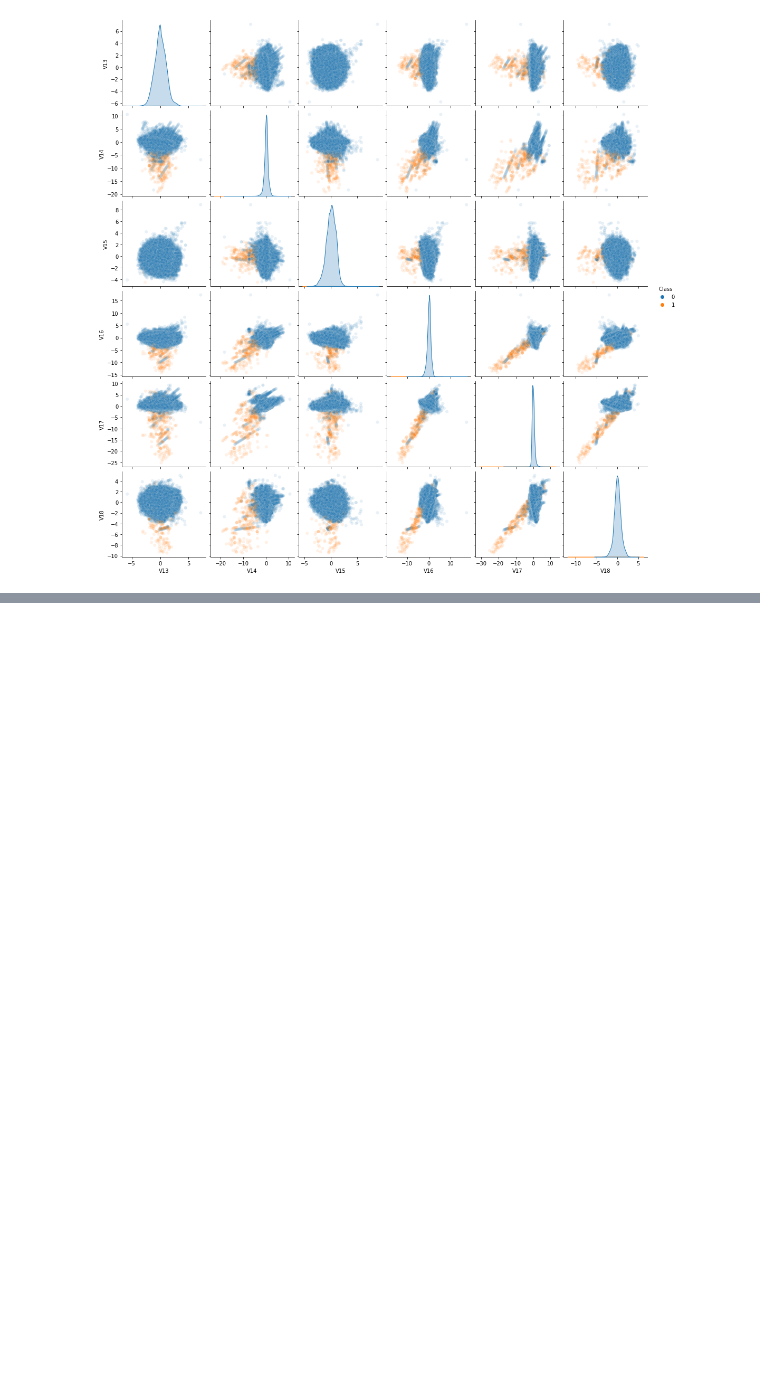
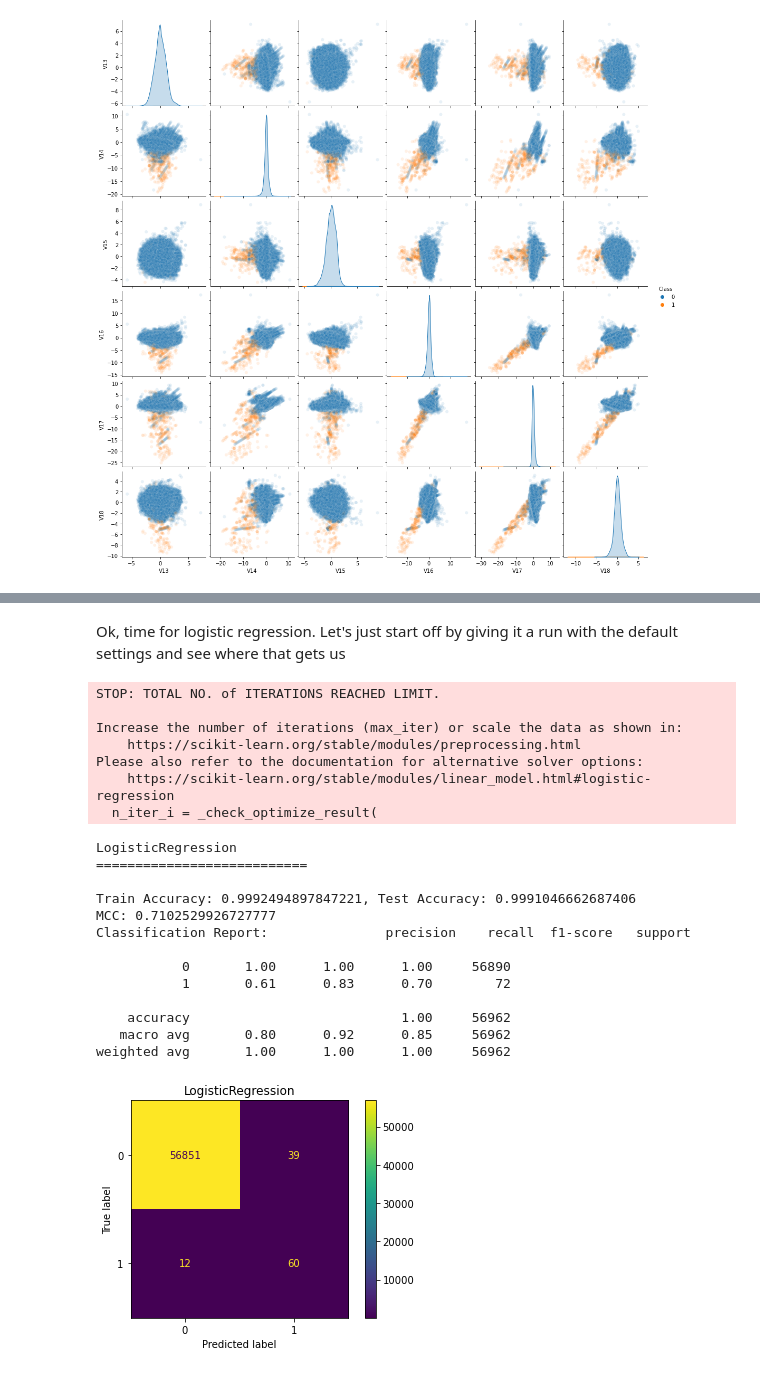
Before and after one commit to Mitchel-Smith/credit-card-fraud, a Jupyter notebook: FraudDetection.ipynb, the cells around one changed output, grey strips where cells are left out. Saved outputs shown, nothing was run; the diff lists cells and outputs as text; code cells hidden in the pictures; blank space fills up the shorter version.

```diff
--- a/FraudDetection.ipynb
+++ b/FraudDetection.ipynb
@@ -92,0 +224,30 @@ sns.pairplot(df_credit.iloc[:,third], hue = "Class", plot_kws={'alpha':0.1})
+# %% [markdown]
+Ok, time for logistic regression. Let's just start off by giving it a run with the default settings
+and see where that gets us
+# %%
+from sklearn.linear_model import LogisticRegression
+logClf = LogisticRegression(random_state=0)
+logClf.fit(X_train, t_train)
+evaluation_report(logClf, [X_train, X_test, t_train, t_test])
+# %% [output]
+STOP: TOTAL NO. of ITERATIONS REACHED LIMIT.
+
+Increase the number of iterations (max_iter) or scale the data as shown in:
+    https://scikit-learn.org/stable/modules/preprocessing.html
+Please also refer to the documentation for alternative solver options:
+    https://scikit-learn.org/stable/modules/linear_model.html#logistic-regression
+  n_iter_i = _check_optimize_result(
+LogisticRegression
+===========================
+
+Train Accuracy: 0.9992494897847221, Test Accuracy: 0.9991046662687406
+MCC: 0.7102529926727777
+Classification Report:               precision    recall  f1-score   support
+
+           0       1.00      1.00      1.00     56890
+           1       0.61      0.83      0.70        72
+
+    accuracy                           1.00     56962
+   macro avg       0.80      0.92      0.85     56962
+weighted avg       1.00      1.00      1.00     56962
+[figure, added]
```
Also changed, not shown: parts of 13 cells of this notebook.
